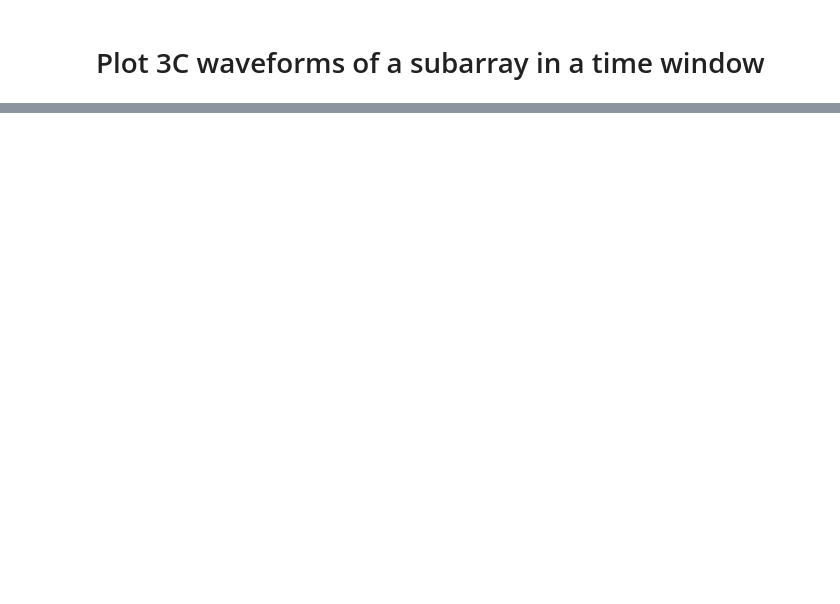
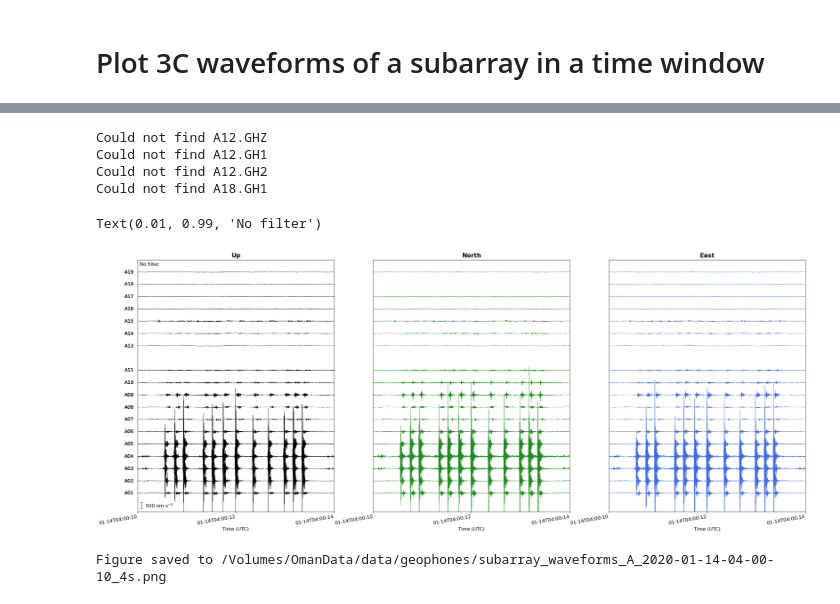
Before and after one commit to SerpRateAI/oman_microearthquakes, a Jupyter notebook: plot_subarray_sample_waveforms.ipynb, the cells around one changed output, grey strips where cells are left out. Cells and saved outputs as stored; diff of their text form; code cells hidden in the pictures; blank space fills up the shorter version.

```diff
--- a/plot_subarray_sample_waveforms.ipynb
+++ b/plot_subarray_sample_waveforms.ipynb
@@ -65,15 +26,0 @@ if plot_assoc:
-# %%
-## Read and preprocess the data
-starttime = UTCDateTime(starttime)
-timewin = starttime.strftime("%Y-%m-%d-%H-00-00")
-stream = Stream()
-for station in stadf["name"]:
-    try:
-        pattern = join(root, timewin, f"*{station}*.SAC")
-        stream += read(pattern)
-    except:
-        print(f"Could not read Station {station}")
-        continue
-
-stream = preprocess_stream(stream, freqmin, freqmax)
-stream.trim(starttime, starttime + dur)
@@ -210,0 +27,10 @@ Saved /Volumes/OmanData/geophones_no_prefilt/data/2020-01-13-13-00-00/sample_wav
+# %%
+# Read and preprocess the data
+if subarray == "A":
+    stations = GEO_STATIONS_A
+elif subarray == "B":
+    stations = GEO_STATIONS_B
+else:
+    raise ValueError("Invalid subarray")
+
+stream = read_and_process_windowed_geo_waveforms(starttime, dur, stations=stations, freqmin=None, freqmax=None)
@@ -210,0 +42,31 @@ Saved /Volumes/OmanData/geophones_no_prefilt/data/2020-01-13-13-00-00/sample_wav
+# %%
+# Plotting
+fig, axes = plot_3c_seismograms(stream, stations=stations, scale=scale, major_tick_spacing=2, minor_tick_spacing=1, xdim_per_comp=10, ydim_per_sta=0.6, scale_bar_amp=500)
+
+## Mark the frequency band
+if freqmin is not None and freqmax is not None:
+    freq_label = f"Bandpass {freqmin:.0f} to {freqmax:.0f} Hz"
+elif freqmin is not None:
+    freq_label = f"Highpass {freqmin:.0f} Hz"
+elif freqmax is not None:
+    freq_label = f"Lowpass {freqmax:.0f} Hz"
+else:
+    freq_label = "No filter"
+
+ax = axes[0]
+ax.text(0.01, 0.99, freq_label, transform=ax.transAxes, ha="left", va="top", fontsize=12, color="black")
+# %% [output]
+Could not find A12.GHZ
+Could not find A12.GH1
+Could not find A12.GH2
+Could not find A18.GH1
+Text(0.01, 0.99, 'No filter')
+[figure, added]
+# %%
+# Save the figure
+timestr = starttime.strftime('%Y-%m-%d-%H-%M-%S')
+figname = f"subarray_waveforms_{subarray}_{timestr}_{dur:.0f}s.png"
+
+save_figure(fig, figname, outdir=ROOTDIR_GEO)
+# %% [output]
+Figure saved to /Volumes/OmanData/data/geophones/subarray_waveforms_A_2020-01-14-04-00-10_4s.png
```
Also changed, not shown: parts of 9 cells of this notebook, 35 other files.
